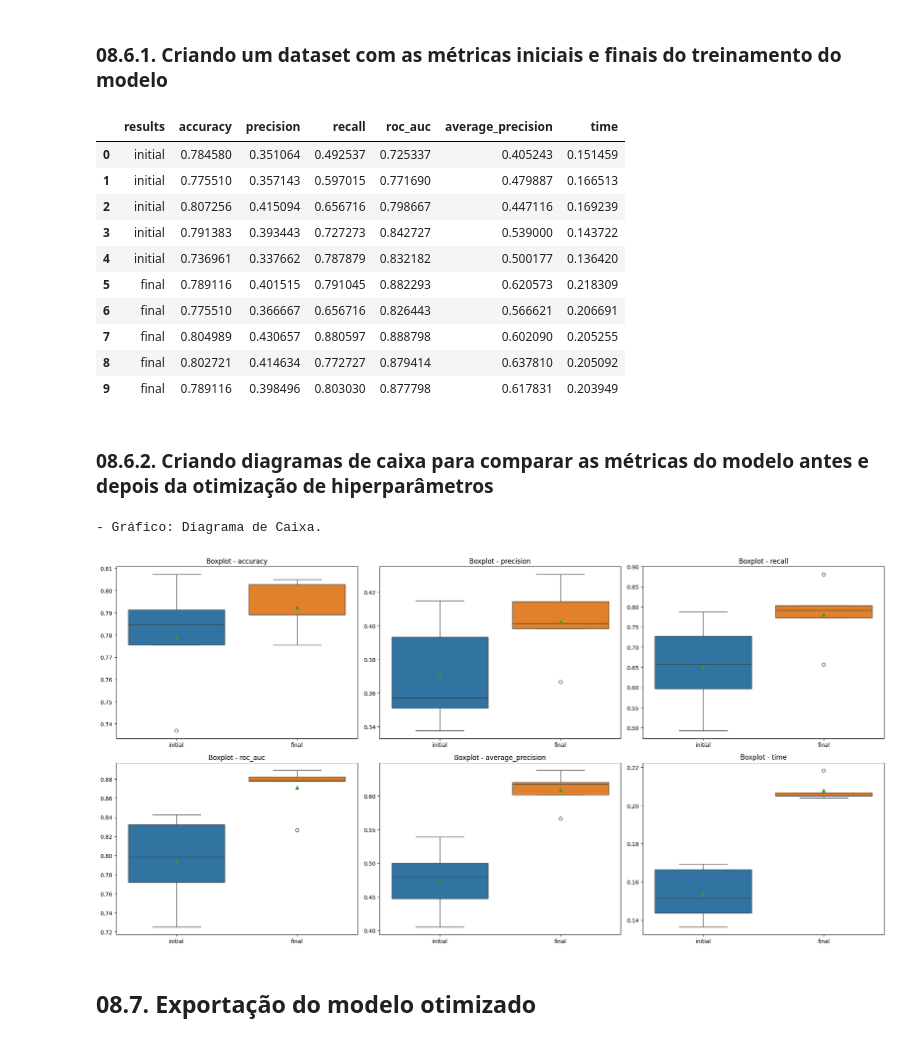
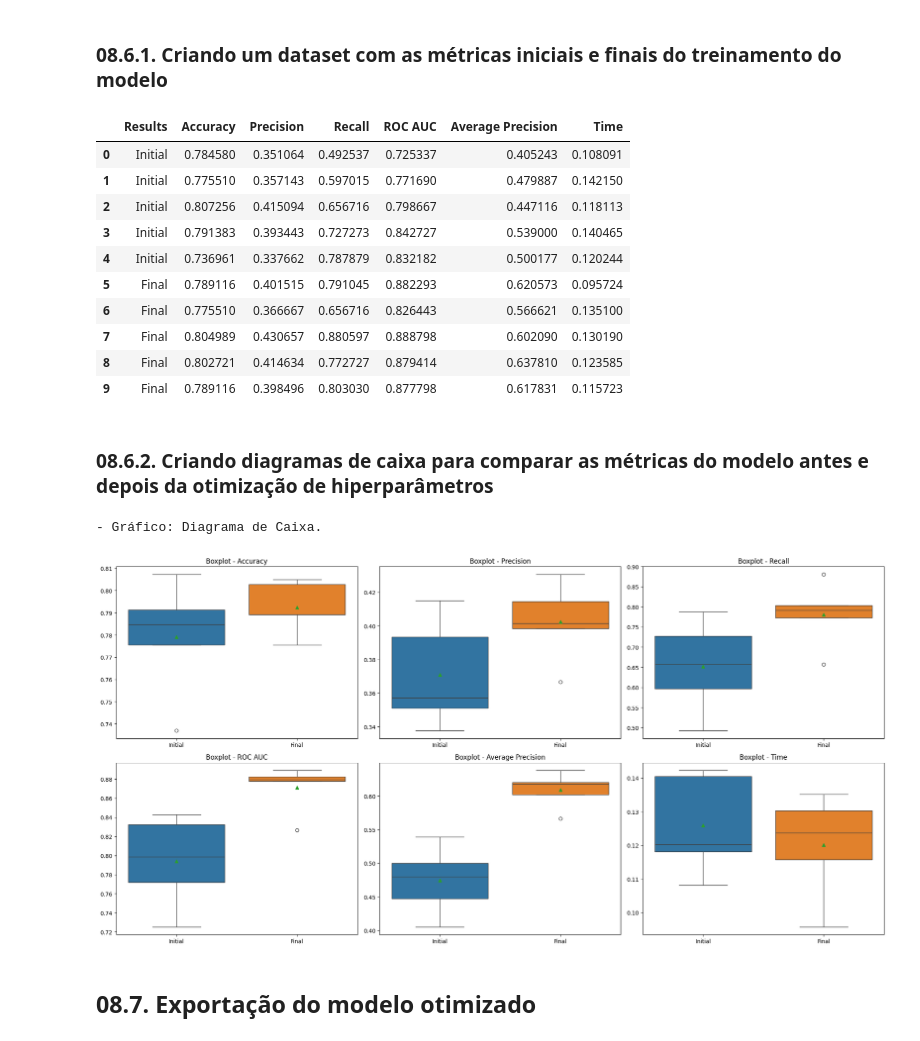
Before and after one commit to matheusresende7/ds_projeto_final_5_modelo_clusterizacao_classificacao_app_delivery, a Jupyter notebook: notebooks/08_pd_model_classification_training.ipynb, the cells around one changed output. Saved outputs shown, nothing was run; the diff lists cells and outputs as text; code cells hidden in the pictures.

```diff
--- a/notebooks/08_pd_model_classification_training.ipynb
+++ b/notebooks/08_pd_model_classification_training.ipynb
@@ -308,7 +308,7 @@ pre_processing = ColumnTransformer([
 # %%
 pipeline_initial = Pipeline([
 
-    ('pre_processing', pre_processing),
+    ('pre_processing', pipeline_pre_processing),
 
     ('feature_selection', SelectKBest(score_func = f_classif, k = 10)),
 
@@ -366,7 +366,7 @@ grid_search = GridSearchCV(
 
     Pipeline([
 
-        ('pre_processing', pre_processing),
+        ('pre_processing', pipeline_pre_processing),
 
         ('feature_selection', SelectKBest(score_func = f_classif, k = 10)),
 
@@ -388,7 +388,7 @@ grid_search = GridSearchCV(
 
     },
 
-    scoring = ['roc_auc', 'average_precision', 'accuracy'],
+    scoring = ['accuracy', 'precision', 'recall', 'roc_auc', 'average_precision'],
 
     n_jobs = -2,
 
@@ -435,7 +435,7 @@ grid_search.best_params_
 # %%
 pipeline_final = Pipeline([
 
-    ('pre_processing', pre_processing),
+    ('pre_processing', pipeline_pre_processing),
 
     ('feature_selection', SelectKBest(score_func = f_classif, k = grid_search.best_params_['feature_selection__k'])),
 
@@ -509,9 +509,9 @@ scores_final = cross_validate(
 # %%
 df_metrics = pd.concat([
 
-    pd.DataFrame(scores_initial).assign(time = lambda df: df['fit_time'] + df['score_time'], results = 'initial'),
+    pd.DataFrame(scores_initial).assign(Time = lambda df: df['fit_time'] + df['score_time'], Results = 'Initial'),
 
-    pd.DataFrame(scores_final).assign(time = lambda df: df['fit_time'] + df['score_time'], results = 'final'),
+    pd.DataFrame(scores_final).assign(Time = lambda df: df['fit_time'] + df['score_time'], Results = 'Final'),
 
 ], ignore_index = True)
 
@@ -519,34 +519,36 @@ df_metrics = df_metrics.rename(columns = lambda c: c.replace('test_', ''))
 
 df_metrics = df_metrics.drop(columns = ['fit_time', 'score_time'])
 
-df_metrics = df_metrics.reindex(columns = ['results', 'accuracy', 'precision', 'recall', 'roc_auc', 'average_precision', 'time'])
+df_metrics = df_metrics.reindex(columns = ['Results', 'accuracy', 'precision', 'recall', 'roc_auc', 'average_precision', 'Time'])
+
+df_metrics = df_metrics.rename(columns = {'accuracy': 'Accuracy', 'precision': 'Precision', 'recall': 'Recall', 'roc_auc': 'ROC AUC', 'average_precision': 'Average Precision'})
 
 df_metrics
 # %% [output]
-|  | results | accuracy | precision | recall | roc_auc | average_precision | time |
-| 0 | initial | 0.784580 | 0.351064 | 0.492537 | 0.725337 | 0.405243 | 0.151459 |
-| 1 | initial | 0.775510 | 0.357143 | 0.597015 | 0.771690 | 0.479887 | 0.166513 |
-| 2 | initial | 0.807256 | 0.415094 | 0.656716 | 0.798667 | 0.447116 | 0.169239 |
-| 3 | initial | 0.791383 | 0.393443 | 0.727273 | 0.842727 | 0.539000 | 0.143722 |
-| 4 | initial | 0.736961 | 0.337662 | 0.787879 | 0.832182 | 0.500177 | 0.136420 |
-| 5 | final | 0.789116 | 0.401515 | 0.791045 | 0.882293 | 0.620573 | 0.218309 |
-| 6 | final | 0.775510 | 0.366667 | 0.656716 | 0.826443 | 0.566621 | 0.206691 |
-| 7 | final | 0.804989 | 0.430657 | 0.880597 | 0.888798 | 0.602090 | 0.205255 |
-| 8 | final | 0.802721 | 0.414634 | 0.772727 | 0.879414 | 0.637810 | 0.205092 |
-| 9 | final | 0.789116 | 0.398496 | 0.803030 | 0.877798 | 0.617831 | 0.203949 |
+|  | Results | Accuracy | Precision | Recall | ROC AUC | Average Precision | Time |
+| 0 | Initial | 0.784580 | 0.351064 | 0.492537 | 0.725337 | 0.405243 | 0.108091 |
+| 1 | Initial | 0.775510 | 0.357143 | 0.597015 | 0.771690 | 0.479887 | 0.142150 |
+| 2 | Initial | 0.807256 | 0.415094 | 0.656716 | 0.798667 | 0.447116 | 0.118113 |
+| 3 | Initial | 0.791383 | 0.393443 | 0.727273 | 0.842727 | 0.539000 | 0.140465 |
+| 4 | Initial | 0.736961 | 0.337662 | 0.787879 | 0.832182 | 0.500177 | 0.120244 |
+| 5 | Final | 0.789116 | 0.401515 | 0.791045 | 0.882293 | 0.620573 | 0.095724 |
+| 6 | Final | 0.775510 | 0.366667 | 0.656716 | 0.826443 | 0.566621 | 0.135100 |
+| 7 | Final | 0.804989 | 0.430657 | 0.880597 | 0.888798 | 0.602090 | 0.130190 |
+| 8 | Final | 0.802721 | 0.414634 | 0.772727 | 0.879414 | 0.637810 | 0.123585 |
+| 9 | Final | 0.789116 | 0.398496 | 0.803030 | 0.877798 | 0.617831 | 0.115723 |
 # %% [markdown]
 ### 08.6.2. Criando diagramas de caixa para comparar as métricas do modelo antes e depois da otimização de hiperparâmetros
 # %%
 print('- Gráfico: Diagrama de Caixa.')
 
-fn_charts_pandas.boxplot(df_metrics, df_metrics.columns[1:].to_list(), 'results', 'results')
+fn_charts_pandas.boxplot(df_metrics, df_metrics.columns[1:].to_list(), 'Results', 'Results')
 
 plt.savefig(f'../images/outputs/charts/pandas/nb08_boxplot_models.png', format = 'png', dpi = 75, bbox_inches = 'tight', transparent = True)
 
 plt.show()
 # %% [output]
 - Gráfico: Diagrama de Caixa.
-[figure, old version]
+[figure, new version]
 # %% [markdown]
 ## 08.7. Exportação do modelo otimizado
 # %% [markdown]
```
Also changed, not shown: parts of 3 cells of this notebook, 8 other files.
